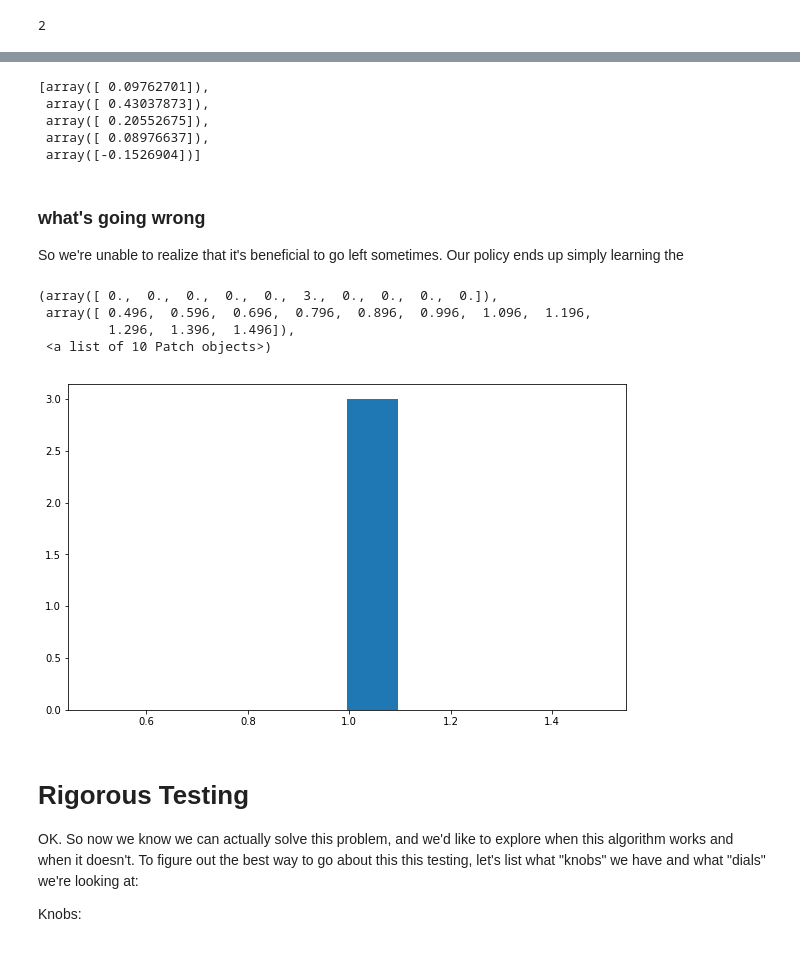
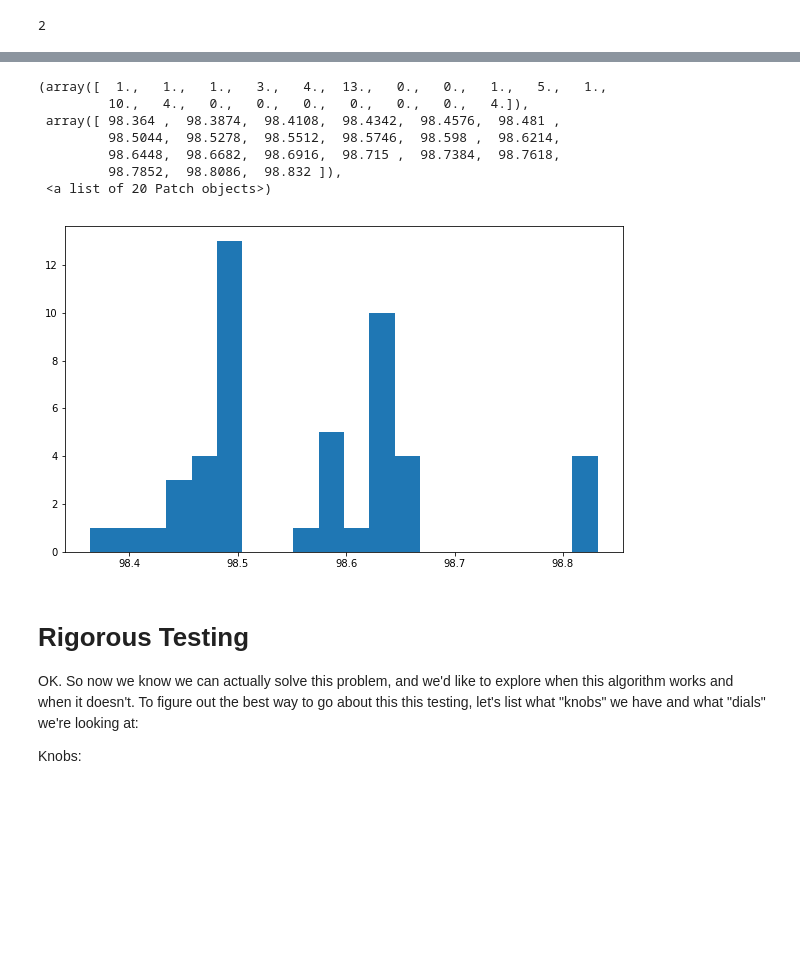
Before and after one commit to gvacaliuc/lspi, a Jupyter notebook: mountain-car.ipynb, the cells around one changed output, grey strips where cells are left out. Drawn from its saved outputs; the diff is of its cells as text; code cells hidden in the pictures; blank space fills up the shorter version.

```diff
--- a/mountain-car.ipynb
+++ b/mountain-car.ipynb
@@ -119,0 +149,12 @@ gen = list(gen)
+# %%
+from lspi.util import SampleGenerator
+data = SampleGenerator(dEnv, RandomPolicy(dEnv)).sample(10, 6)
+# %%
+from lspi.basis import DiscreteQuadraticBasis
+
+coefs = [
+    np.eye(3),
+    np.ones((3, 3)),
+    np.array([[1,1,-1],[1,-1,1],[-1,1,1]])
+]
+basis = DiscreteQuadraticBasis(coefs, dEnv._actions, dEnv.observation_space)
@@ -120,8 +165,6 @@ gen = list(gen)
 # %%
-data = SampleGenerator(env, RandomPolicy(env)).sample(10, 6)
-basis = IndActionRBFStateBasis(gen, env.action_space, env.observation_space)
-lstdq = LSTDQ(basis, discount=0.9)
-dabp = DiscreteActionBasisPolicy(env.action_space, basis, np.zeros(basis.rank))
+lstdq = LSTDQ(basis, discount=0.95)
+dabp = DiscreteActionBasisPolicy(dEnv.action_space, basis, np.zeros(basis.rank))
 # %%
 lspi = LSPI(lstdq, dabp, max_iter=50, epsilon=1e-3)
 lspi.fit(data)
@@ -155,13 +178,20 @@ data[:20]
 rewards = []
 actions = []
 
-for episode in range(100):
+for episode in range(50):
     state = env.reset()
     done = False
+    cumr = 0
     while not done:
         action = lspi.policy(state)
+        action = dEnv._actions[action]
         actions.append(action)
         state, reward, done, _ = env.step(action)
-        env._env.render()
-        print("Action: {}, Reward: {}".format(action, reward))
-    print("Episode {episode}, Reward: {reward}".format(episode=episode, reward=reward))
+#         done = cumr < -300 or state[0] > 0.5
+        cumr += reward
+#         env.render()
+#     print(cumr)
+#         print("Action: {}, State: {}, Reward: {}".format(action, state, reward))
+    rewards.append(cumr)
+#     print("Episode {episode}, Reward: {reward}".format(episode=episode, reward=reward))
+rewards = np.array(rewards)
@@ -187,13 +197,0 @@ KeyboardInterrupt:
-# %%
-env._actions
-# %% [output]
-[array([ 0.09762701]),
- array([ 0.43037873]),
- array([ 0.20552675]),
- array([ 0.08976637]),
- array([-0.1526904])]
-# %% [markdown]
-### what's going wrong
-
-So we're unable to realize that it's beneficial to go left sometimes.
-Our policy ends up simply learning the
@@ -202,11 +198,14 @@ np.mean(actions)
 # %%
-plt.hist(rewards)
+plt.hist(rewards[rewards > 50], bins=20)
 # %% [output]
-(array([ 0.,  0.,  0.,  0.,  0.,  3.,  0.,  0.,  0.,  0.]),
- array([ 0.496,  0.596,  0.696,  0.796,  0.896,  0.996,  1.096,  1.196,
-         1.296,  1.396,  1.496]),
- <a list of 10 Patch objects>)
+(array([  1.,   1.,   1.,   3.,   4.,  13.,   0.,   0.,   1.,   5.,   1.,
+         10.,   4.,   0.,   0.,   0.,   0.,   0.,   0.,   4.]),
+ array([ 98.364 ,  98.3874,  98.4108,  98.4342,  98.4576,  98.481 ,
+         98.5044,  98.5278,  98.5512,  98.5746,  98.598 ,  98.6214,
+         98.6448,  98.6682,  98.6916,  98.715 ,  98.7384,  98.7618,
+         98.7852,  98.8086,  98.832 ]),
+ <a list of 20 Patch objects>)
-[figure, old version]
+[figure, new version]
 # %% [markdown]
 # Rigorous Testing
 
```
Also changed, not shown: parts of 27 cells of this notebook, 15 other files.
